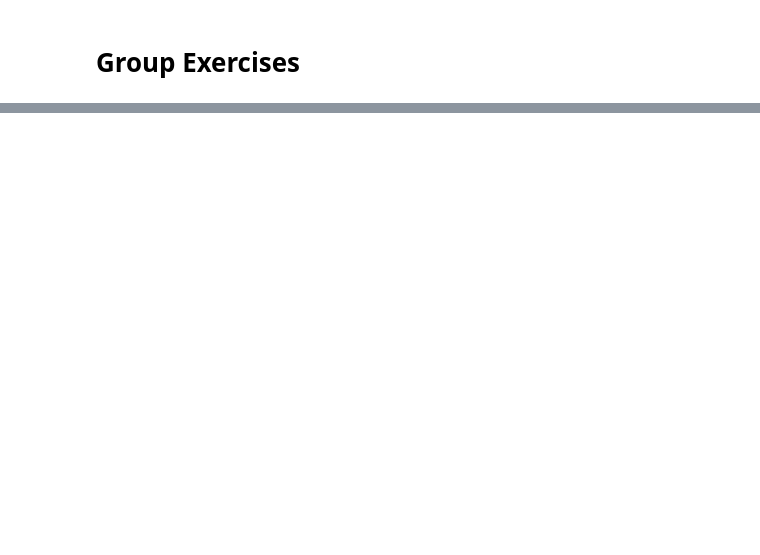
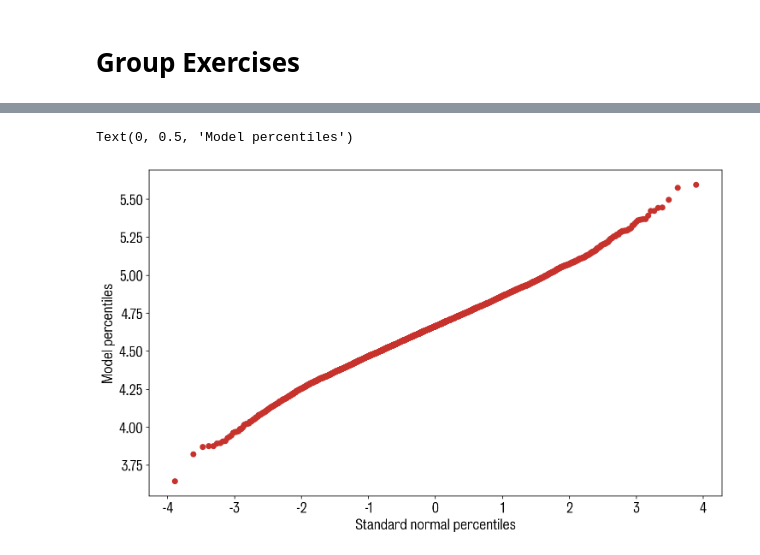
Before and after one commit to XLalex/-----, a Jupyter notebook: 9GroupExercises.ipynb, the cells around one changed output, grey strips where cells are left out. Saved outputs shown, nothing was run; the diff lists cells and outputs as text; code cells hidden in the pictures; blank space fills up the shorter version.

```diff
--- a/9GroupExercises.ipynb
+++ b/9GroupExercises.ipynb
@@ -30,0 +90,12 @@ Can you think of any other tests you could perform to test the validity of our m
+# %%
+import scipy.stats
+
+midpoints = np.arange(1/(2*n_simulations),1,1/n_simulations)
+U = scipy.stats.norm.ppf( midpoints )
+V = np.sort( Z[:,-1])
+plt.scatter(U,V)
+plt.xlabel('Standard normal percentiles')
+plt.ylabel('Model percentiles')
+# %% [output]
+Text(0, 0.5, 'Model percentiles')
+[figure, added]
```
Also changed, not shown: parts of 8 cells of this notebook, 1 other file.
